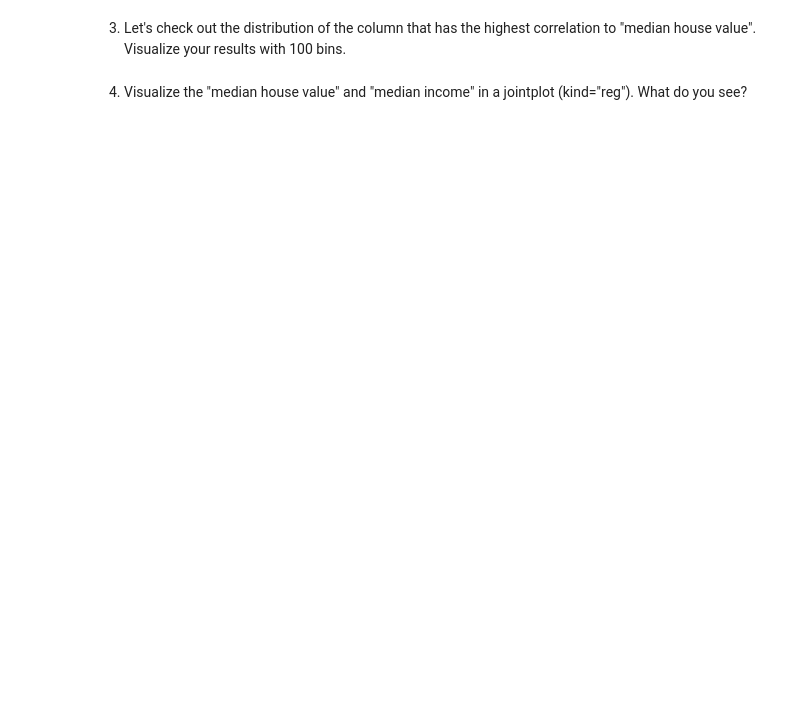
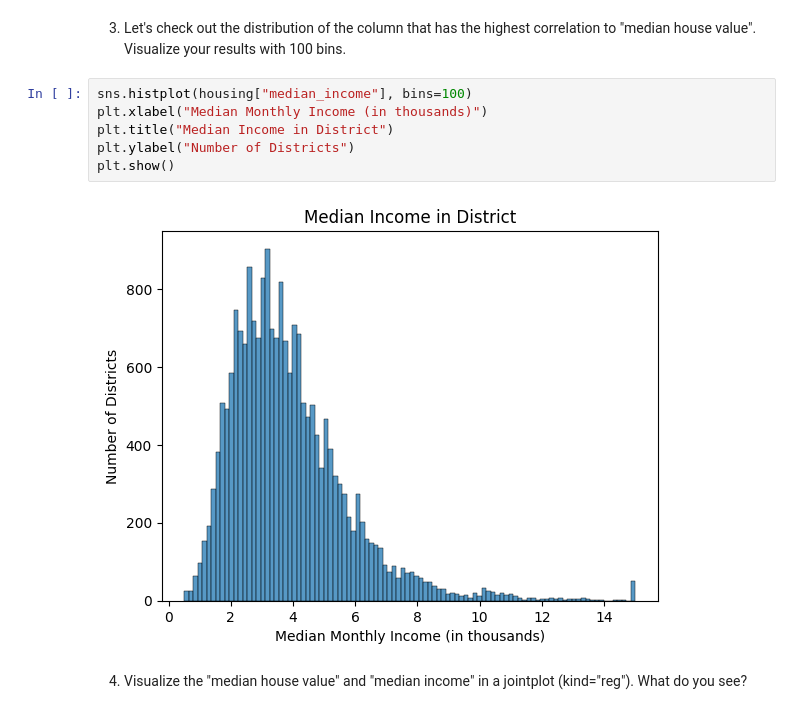
Before and after one commit to chandlershortlidge/lab-ml-and-linear-regression, a Jupyter notebook: your-code/main.ipynb, the cells around one changed output. Saved outputs shown, nothing was run; the diff lists cells and outputs as text; blank space fills up the shorter version.

```diff
--- a/your-code/main.ipynb
+++ b/your-code/main.ipynb
@@ -224,4 +236,12 @@ TypeError: DataFrame.sort_values() missing 1 required positional argument: 'by'
 # %% [markdown]
 3. Let's check out the distribution of the column that has the highest correlation to "median house value". Visualize your results with 100 bins.
+# %%
+sns.histplot(housing["median_income"], bins=100)
+plt.xlabel("Median Monthly Income (in thousands)")
+plt.title("Median Income in District")
+plt.ylabel("Number of Districts")
+plt.show()
+# %% [output]
+[figure, added]
 # %% [markdown]
 4. Visualize the "median house value" and "median income" in a jointplot (kind="reg"). What do you see?
```
Also changed, not shown: parts of 4 cells of this notebook.
